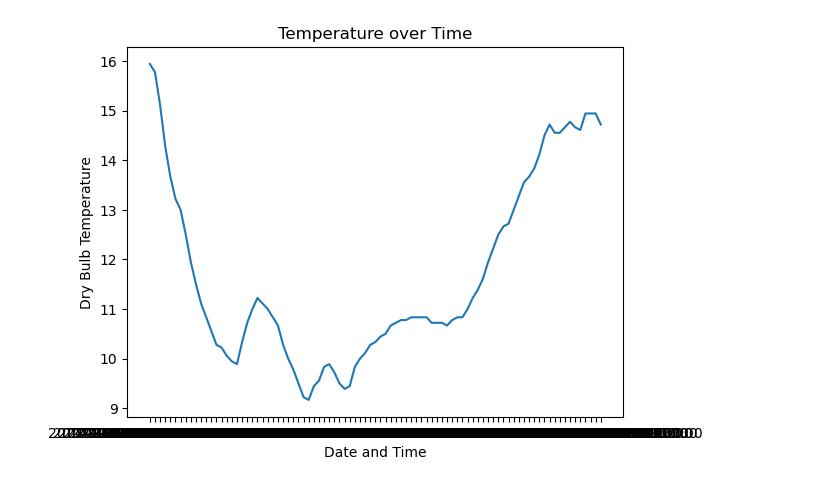
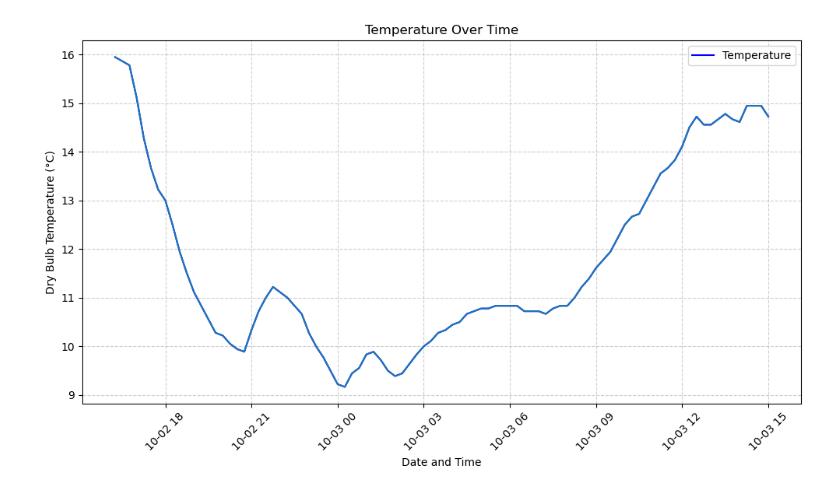
Before and after one commit to morgam7/PFDA-assignments, a Jupyter notebook: assignment2-weather.ipynb, the cells around one changed output. Saved outputs shown, nothing was run; the diff lists cells and outputs as text; code cells hidden in the pictures.

```diff
--- a/assignment2-weather.ipynb
+++ b/assignment2-weather.ipynb
@@ -10,6 +10,6 @@ import matplotlib.pyplot as plt
 import numpy as np
 
 #Read in files with pandas
-df = pd.read_csv('weatherreadings1.csv', index_col=0) #the first row is not data
+df = pd.read_csv('weatherreadings1.csv')
 df
 # %% [output]
@@ -30,16 +34,21 @@ df
 # %%
-
-#getting my datasets for x and y axis. Had to look at last semesters work to remember how to do this!
+df['reportStartDateTime'] = pd.to_datetime(df['reportStartDateTime'])
 
 x = df["reportStartDateTime"]
 y = df["dryBulbTemperature_Celsius"]
 
 
-fig, ax = plt.subplots()
-ax.set(xlabel="Date and Time", ylabel="Dry Bulb Temperature", title="Temperature over Time")
+fig, ax = plt.subplots(figsize=(10, 6))
+ax.plot(x, y, label="Temperature", color="blue", linestyle="-", linewidth=1.5)
+ax.set(xlabel="Date and Time", ylabel="Dry Bulb Temperature (°C)", title="Temperature Over Time")
+ax.grid(True, linestyle="--", alpha=0.6)
 
-ax.plot(x,y)
+plt.xticks(rotation=45)
 
+ax.legend()
+
+plt.tight_layout()
+plt.plot(x,y)
 plt.show()
 # %% [output]
-[figure, old version]
+[figure, new version]
```
Also changed, not shown: parts of 4 cells of this notebook.
